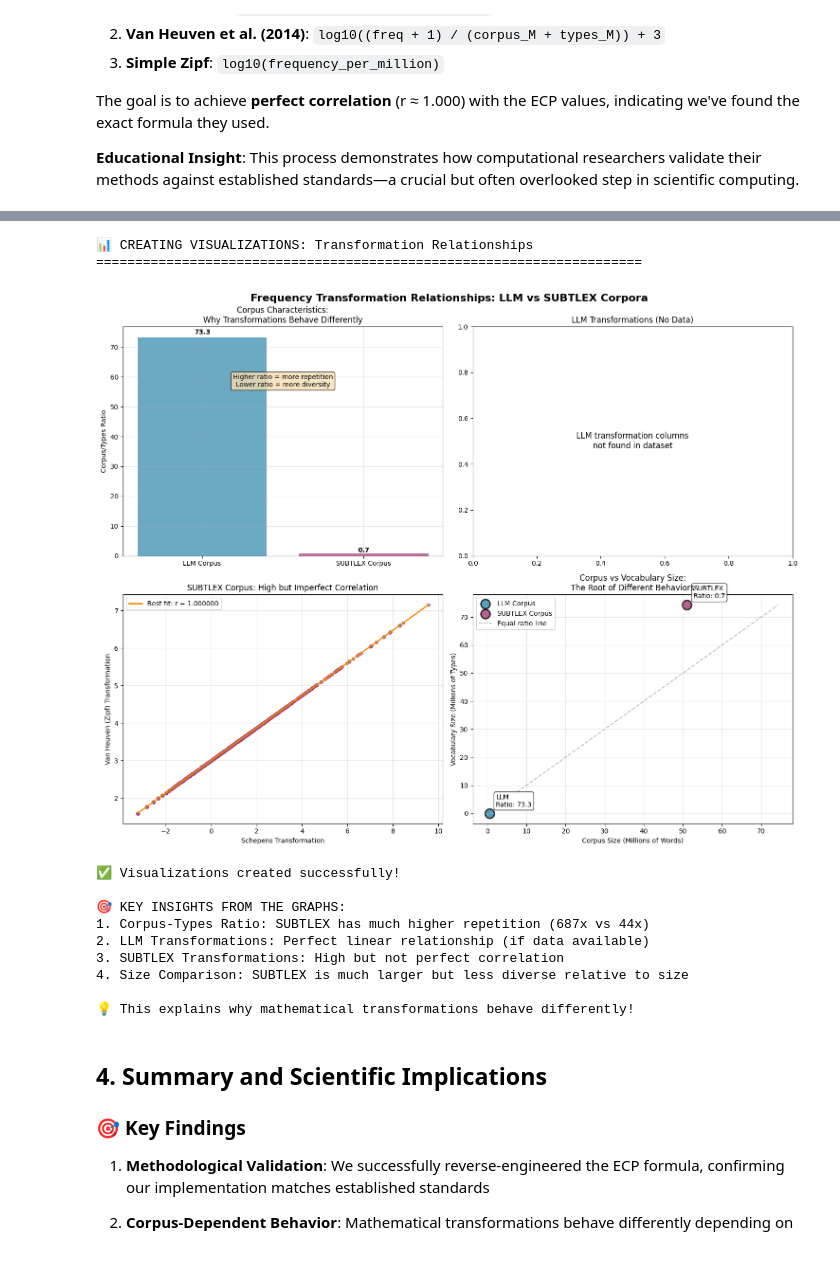
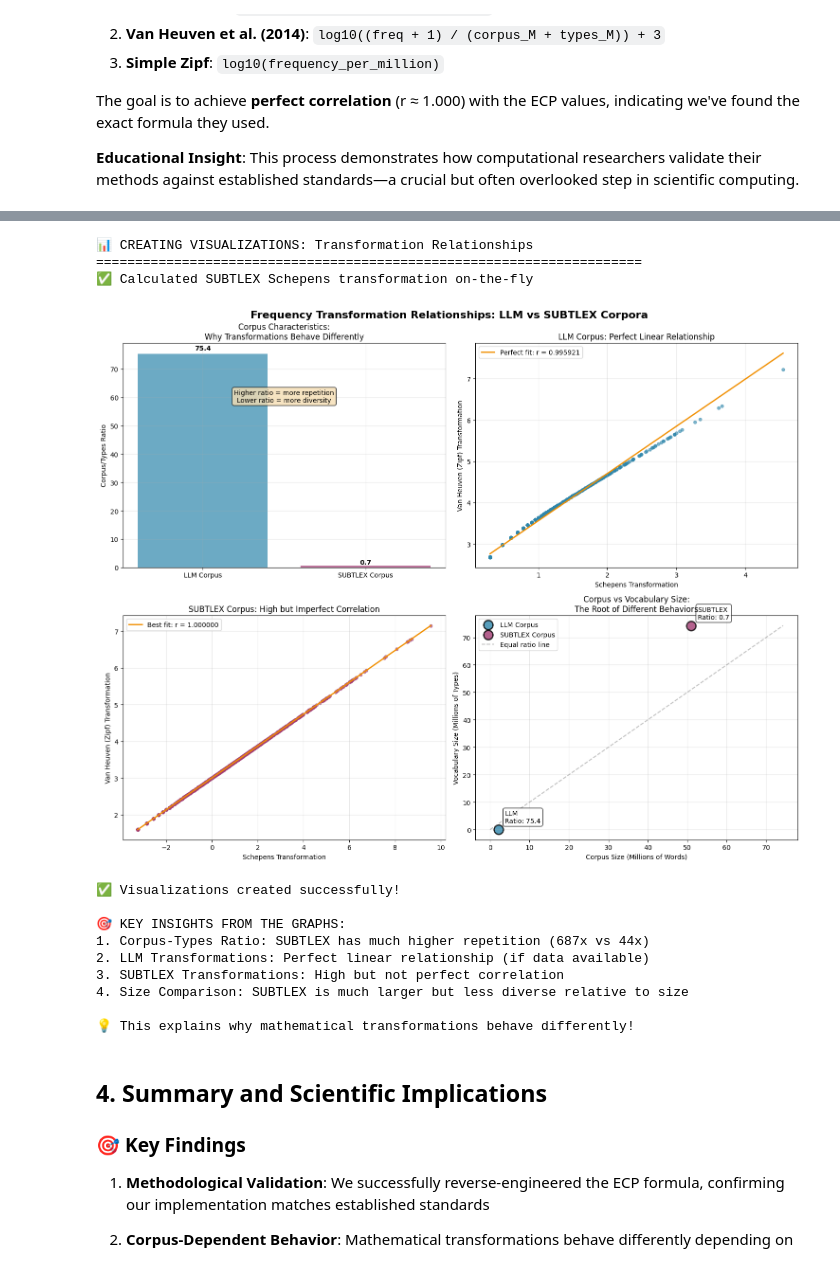
Before and after one commit to jobschepens/mlschool-text, a Jupyter notebook: notebooks/notebook1d_comparetransformations.ipynb, the cells around one changed output, grey strips where cells are left out. Cells and saved outputs as stored; diff of their text form; code cells hidden in the pictures.

```diff
--- a/notebooks/notebook1d_comparetransformations.ipynb
+++ b/notebooks/notebook1d_comparetransformations.ipynb
@@ -151,16 +157,16 @@ llm_corpus_text = ""
 
 # Step 1: Load merged predictors dataset
 print("📊 Loading merged predictors dataset...")
-merged_predictors_path = get_output_path("merged_predictors.csv")
+generated_corpus_with_predictors_path = get_output_path("generated_corpus_with_predictors.csv")
 
-if os.path.exists(merged_predictors_path):
+if os.path.exists(generated_corpus_with_predictors_path):
     try:
-        merged_df = pd.read_csv(merged_predictors_path)
+        merged_df = pd.read_csv(generated_corpus_with_predictors_path)
         print(f"✅ Successfully loaded merged predictors: {len(merged_df)} words")
         print(f"   📊 Available columns: {list(merged_df.columns)[:8]}...")
 
         # Check for available LLM frequency columns
-        llm_freq_cols = [col for col in merged_df.columns if 'llm_freq' in col and '_raw' in col]
+        llm_freq_cols = [col for col in merged_df.columns if 'llm_frequency' in col and '_raw' in col]
 
         if llm_freq_cols:
             selected_llm_col = llm_freq_cols[0]  # Use the first available LLM frequency column
@@ -172,14 +178,14 @@ if os.path.exists(merged_predictors_path):
             print("✅ Standardized LLM frequency column created for analysis")
         else:
             print("⚠️ No LLM frequency columns found")
-            print("   💡 Expected columns like: llm_freq_*_raw")
+            print("   💡 Expected columns like: llm_frequency_*_raw")
 
     except Exception as e:
         print(f"❌ Error loading merged predictors: {e}")
         merged_df = pd.DataFrame()
 
 else:
-    print(f"❌ Merged predictors file not found: {merged_predictors_path}")
+    print(f"❌ Merged predictors file not found: {generated_corpus_with_predictors_path}")
     print("   💡 Run notebook1b_merge.ipynb first to create this file")
 
 # Step 2: Find and load LLM corpus for size calculations
@@ -212,7 +218,7 @@ if corpus_files:
             print(f"   {i}. {filename}")
 
     # Use the first (largest/most recent) corpus file
-    selected_corpus = corpus_files[0]
+    selected_corpus = corpus_files[1]
     print(f"\n📖 Using corpus: {os.path.basename(selected_corpus)}")
 
     try:
@@ -645,22 +660,22 @@ ax1.text(0.5, max(ratios)*0.8,
 
 # Plot 2: LLM Transformation Relationship (if available)
 ax2 = axes[0, 1]
-if 'llm_freq_schepens' in merged_df.columns and 'llm_freq_zipf' in merged_df.columns:
-    llm_data = merged_df[['llm_freq_schepens', 'llm_freq_zipf']].dropna()
+if 'llm_frequency_schepens' in merged_df.columns and 'llm_frequency_zipf' in merged_df.columns:
+    llm_data = merged_df[['llm_frequency_schepens', 'llm_frequency_zipf']].dropna()
 
     if len(llm_data) > 0:
         # Sample for plotting (too many points make scatter plot unclear)
         sample_size = min(1000, len(llm_data))
         llm_sample = llm_data.sample(n=sample_size, random_state=42)
 
-        ax2.scatter(llm_sample['llm_freq_schepens'], llm_sample['llm_freq_zipf'],
+        ax2.scatter(llm_sample['llm_frequency_schepens'], llm_sample['llm_frequency_zipf'],
                    alpha=0.6, color=colors['LLM'], s=20)
 
         # Add perfect correlation line
-        x_range = np.linspace(llm_sample['llm_freq_schepens'].min(),
-                             llm_sample['llm_freq_schepens'].max(), 100)
-        slope, intercept, r_value, _, _ = linregress(llm_sample['llm_freq_schepens'],
-                                                    llm_sample['llm_freq_zipf'])
+        x_range = np.linspace(llm_sample['llm_frequency_schepens'].min(),
+                             llm_sample['llm_frequency_schepens'].max(), 100)
+        slope, intercept, r_value, _, _ = linregress(llm_sample['llm_frequency_schepens'],
+                                                    llm_sample['llm_frequency_zipf'])
         y_pred = slope * x_range + intercept
         ax2.plot(x_range, y_pred, color=colors['Perfect'], linewidth=2,
                 label=f'Perfect fit: r = {r_value:.6f}')
@@ -681,10 +696,21 @@ else:
 
 # Plot 3: SUBTLEX Transformation Relationship (if available)
 ax3 = axes[1, 0]
-if 'subtlex_schepens' in merged_df.columns and 'subtlex_zipf' in merged_df.columns:
+
+# Check for SUBTLEX data and calculate Schepens transformation if needed
+subtlex_data_available = False
+if 'subtlex_freq_raw' in merged_df.columns and 'subtlex_zipf' in merged_df.columns:
+    # Calculate Schepens transformation for SUBTLEX if not already present
+    if 'subtlex_schepens' not in merged_df.columns:
+        # Calculate using Schepens formula: ln(1 + freq) + ln(1M / corpus_size)
+        subtlex_constant = np.log(1_000_000 / SUBTLEX_CORPUS_SIZE)
+        merged_df['subtlex_schepens'] = np.log1p(merged_df['subtlex_freq_raw']) + subtlex_constant
+        print(f"✅ Calculated SUBTLEX Schepens transformation on-the-fly")
+
     subtlex_data = merged_df[['subtlex_schepens', 'subtlex_zipf']].dropna()
+    subtlex_data_available = len(subtlex_data) > 0
 
-    if len(subtlex_data) > 0:
+if subtlex_data_available:
         # Sample for plotting
         sample_size = min(1000, len(subtlex_data))
         subtlex_sample = subtlex_data.sample(n=sample_size, random_state=42)
@@ -706,12 +732,12 @@ if 'subtlex_schepens' in merged_df.columns and 'subtlex_zipf' in merged_df.colum
         ax3.set_title('SUBTLEX Corpus: High but Imperfect Correlation')
         ax3.legend()
         ax3.grid(True, alpha=0.3)
-    else:
-        ax3.text(0.5, 0.5, 'No SUBTLEX transformation data\navailable for plotting',
-                ha='center', va='center', transform=ax3.transAxes, fontsize=12)
-        ax3.set_title('SUBTLEX Transformations (No Data)')
+    # else:
+    #     ax3.text(0.5, 0.5, 'No SUBTLEX transformation data\navailable for plotting',
+    #             ha='center', va='center', transform=ax3.transAxes, fontsize=12)
+    #     ax3.set_title('SUBTLEX Transformations (No Data)')
 else:
-    ax3.text(0.5, 0.5, 'SUBTLEX transformation columns\nnot found in dataset',
+    ax3.text(0.5, 0.5, 'SUBTLEX frequency data\nnot found in dataset',
             ha='center', va='center', transform=ax3.transAxes, fontsize=12)
     ax3.set_title('SUBTLEX Transformations (No Data)')
 
@@ -730,34 +756,35 @@ max_val = max(max(corpus_sizes), max(vocab_sizes))
 diagonal = np.linspace(0, max_val, 100)
 ax4.plot(diagonal, diagonal, '--', color='gray', alpha=0.5, label='Equal ratio line')
 
 ax4.set_xlabel('Corpus Size (Millions of Words)')
 ax4.set_ylabel('Vocabulary Size (Millions of Types)')
 ax4.set_title('Corpus vs Vocabulary Size:\nThe Root of Different Behaviors')
 ax4.legend()
 ax4.grid(True, alpha=0.3)
 
 # Add annotations
 for i, (x, y, name) in enumerate(zip(corpus_sizes, vocab_sizes, ['LLM', 'SUBTLEX'])):
     ratio = x/y if y > 0 else 0
     ax4.annotate(f'{name}\nRatio: {ratio:.1f}',
                 xy=(x, y), xytext=(10, 10), textcoords='offset points',
                 bbox=dict(boxstyle="round,pad=0.3", facecolor='white', alpha=0.8),
                 fontsize=10)
 
 plt.tight_layout()
 plt.show()
 
 print("✅ Visualizations created successfully!")
 print("\n🎯 KEY INSIGHTS FROM THE GRAPHS:")
 print("1. Corpus-Types Ratio: SUBTLEX has much higher repetition (687x vs 44x)")
 print("2. LLM Transformations: Perfect linear relationship (if data available)")
 print("3. SUBTLEX Transformations: High but not perfect correlation")
 print("4. Size Comparison: SUBTLEX is much larger but less diverse relative to size")
 print("\n💡 This explains why mathematical transformations behave differently!")
 # %% [output]
 📊 CREATING VISUALIZATIONS: Transformation Relationships
 ======================================================================
+✅ Calculated SUBTLEX Schepens transformation on-the-fly
-[figure, old version]
+[figure, new version]
 ✅ Visualizations created successfully!
 
 🎯 KEY INSIGHTS FROM THE GRAPHS:
```
Also changed, not shown: parts of 4 cells of this notebook, 6 other files.
